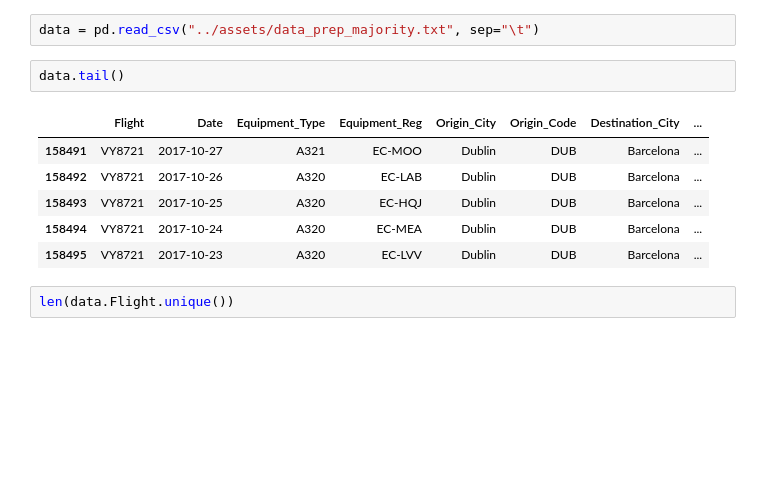
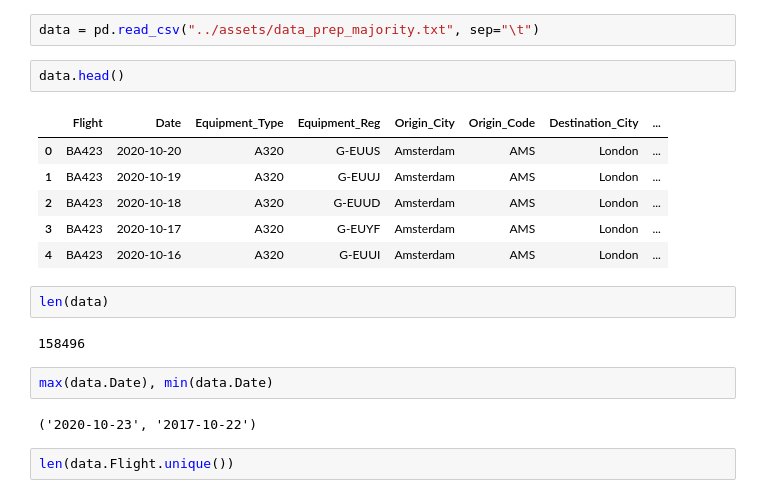
Before and after one commit to nonstoptimm/aviation.ai, a Jupyter notebook: notebooks/EDA_correlations.ipynb, the cells around one changed output. Drawn from its saved outputs; the diff is of its cells as text; blank space fills up the shorter version.

```diff
--- a/notebooks/EDA_correlations.ipynb
+++ b/notebooks/EDA_correlations.ipynb
@@ -8,14 +8,22 @@ import numpy as np
 # %%
 data = pd.read_csv("../assets/data_prep_majority.txt", sep="\t")
 # %%
-data.tail()
+data.head()
 # %% [output]
 |  | Flight | Date | Equipment_Type | Equipment_Reg | Origin_City | Origin_Code | Destination_City | ... |
-| 158491 | VY8721 | 2017-10-27 | A321 | EC-MOO | Dublin | DUB | Barcelona | ... |
-| 158492 | VY8721 | 2017-10-26 | A320 | EC-LAB | Dublin | DUB | Barcelona | ... |
-| 158493 | VY8721 | 2017-10-25 | A320 | EC-HQJ | Dublin | DUB | Barcelona | ... |
-| 158494 | VY8721 | 2017-10-24 | A320 | EC-MEA | Dublin | DUB | Barcelona | ... |
-| 158495 | VY8721 | 2017-10-23 | A320 | EC-LVV | Dublin | DUB | Barcelona | ... |
+| 0 | BA423 | 2020-10-20 | A320 | G-EUUS | Amsterdam | AMS | London | ... |
+| 1 | BA423 | 2020-10-19 | A320 | G-EUUJ | Amsterdam | AMS | London | ... |
+| 2 | BA423 | 2020-10-18 | A320 | G-EUUD | Amsterdam | AMS | London | ... |
+| 3 | BA423 | 2020-10-17 | A320 | G-EUYF | Amsterdam | AMS | London | ... |
+| 4 | BA423 | 2020-10-16 | A320 | G-EUUI | Amsterdam | AMS | London | ... |
+# %%
+len(data)
+# %% [output]
+158496
+# %%
+max(data.Date), min(data.Date)
+# %% [output]
+('2020-10-23', '2017-10-22')
 # %%
 len(data.Flight.unique())
 # %% [output]
```
Also changed, not shown: parts of 32 cells of this notebook.
